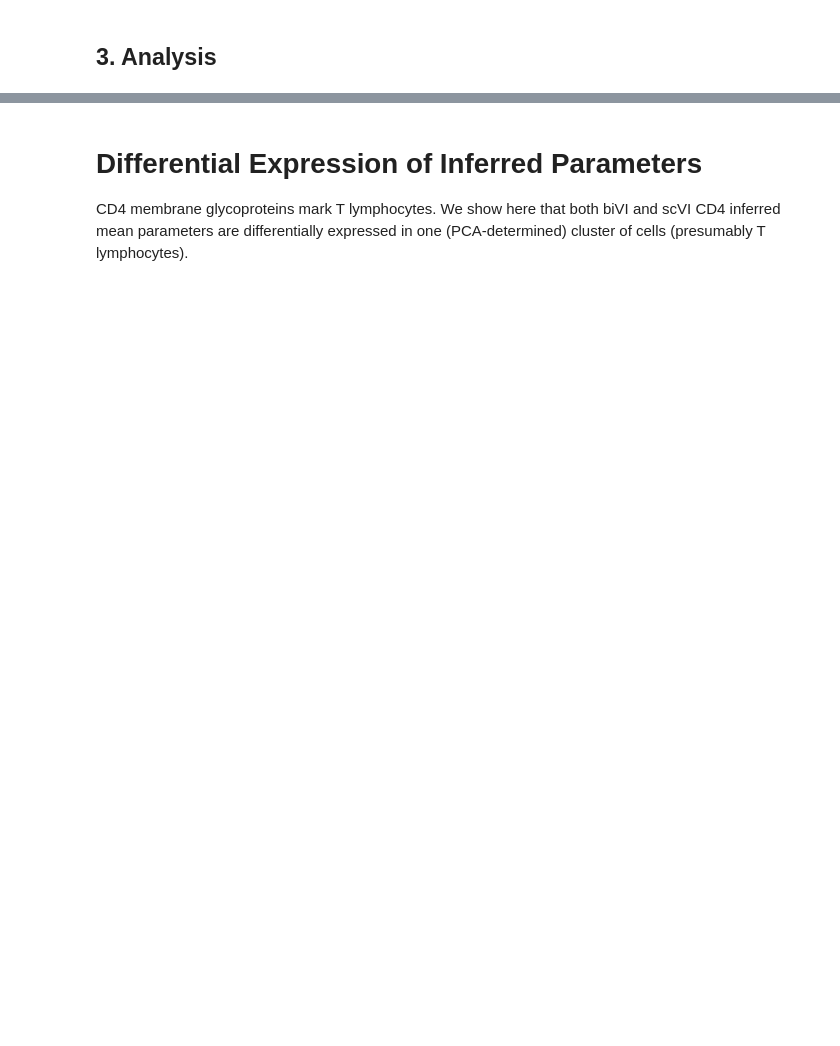
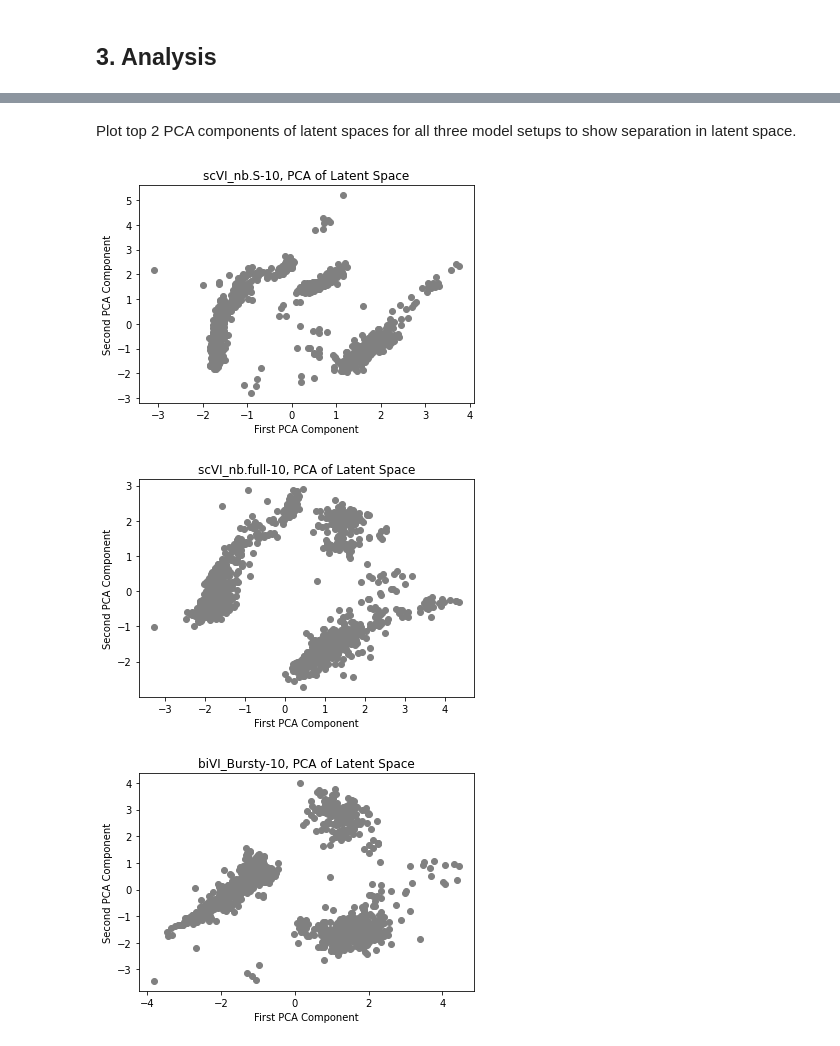
Before and after one commit to pachterlab/CGCCP_2023, a Jupyter notebook: Code/Notebooks/Demo.ipynb, the cells around one changed output, grey strips where cells are left out. Drawn from its saved outputs; the diff is of its cells as text; code cells hidden in the pictures; blank space fills up the shorter version.

```diff
--- a/Code/Notebooks/Demo.ipynb
+++ b/Code/Notebooks/Demo.ipynb
@@ -883,15 +589,0 @@ distance_dict_plot = {ls : {} for ls in X_latent.keys()}
-# %%
-for setup in X_latent.keys():
-
-    cluster_distances,cluster_variances = get_intra_cluster_distances(X_latent[setup],cluster_assignments)
-    inter_cluster_matrix = get_inter_cluster_distances(X_latent[setup],cluster_assignments)
-    distance_dict[setup]['Intra-Cluster Distance to Mean'] = cluster_distances
-    distance_dict[setup]['Intra-Cluster Variance'] = cluster_variances
-    distance_dict[setup]['Inter-Cluster Distance between Means'] = inter_cluster_matrix
-    distance_dict[setup]['Fano Factor'] = cluster_variances/cluster_distances
-
-
-    distance_dict_plot[setup]['Average Intra-Cluster Distance'] = np.mean(cluster_distances)
-    distance_dict_plot[setup]['Average Intra-Cluster Variance'] = np.mean(cluster_variances)
-    distance_dict_plot[setup]['Average Inter-Cluster Distance'] = np.mean(inter_cluster_matrix[inter_cluster_matrix != 0])
-    distance_dict_plot[setup]['Average Fano Factor'] = np.mean(cluster_variances/cluster_distances)
@@ -960,20 +589,0 @@ simulated_params = None
-# %%
-adata = sc.read_h5ad('data/preprocessed.h5ad')
-
-results_filename = os.path.join(logdir,f"{name}_results_dict.pickle")
-
-with open(results_filename, "rb") as results_file:
-  results_dict = pickle.load(results_file)
-
-cell_types = results_dict.pop('Cell Type')
-train_index = results_dict.pop('train_index')
-test_index = results_dict.pop('test_index')
-
-if 'ct' not in name:
-    cell_range = range(len(cell_types.unique()))
-    cell_dict = {cell : i for i,cell in enumerate(cell_types.unique())}
-    cluster_assignments = np.array([cell_dict[ct] for ct in cell_types])
-    print(len(cluster_assignments))
-
-else:
-    cluster_assignments = np.array([int(ct[2:]) for ct in cell_types])
@@ -1231,5 +590,16 @@ Bursty-10-NAS_SHAPE
-# %% [markdown]
-# Differential Expression of Inferred Parameters
-
-
-CD4 membrane glycoproteins mark T lymphocytes. We show here that both biVI and scVI CD4 inferred mean parameters are differentially expressed in one (PCA-determined) cluster of cells (presumably T lymphocytes).
+# %% [markdown]
+Plot top 2 PCA components of latent spaces for all three model setups to show separation in latent space.
+# %%
+#### Visualize
+name_change_dict = {'scVI_nb.S-10' : }
+for setup in setups:
+  X_pca = sc.tl.pca(adata.obsm[f'X_{setup}'], svd_solver='arpack');
+  plt.scatter(X_pca[:,0],X_pca[:,1],color='gray')
+  plt.xlabel('First PCA Component')
+  plt.ylabel('Second PCA Component')
+  plt.title(f'{setup}, PCA of Latent Space')
+  plt.show();
+# %% [output]
+[figure, added]
+[figure, added]
+[figure, added]
```
Also changed, not shown: parts of 72 cells of this notebook.
